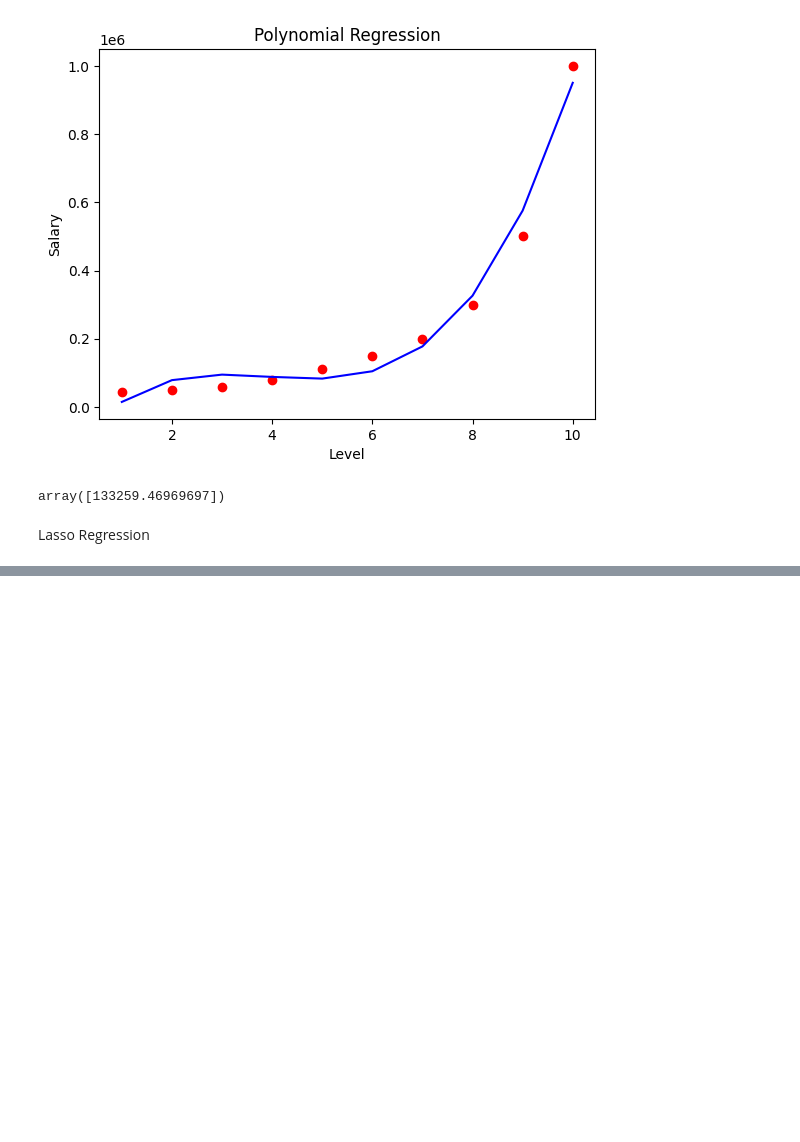
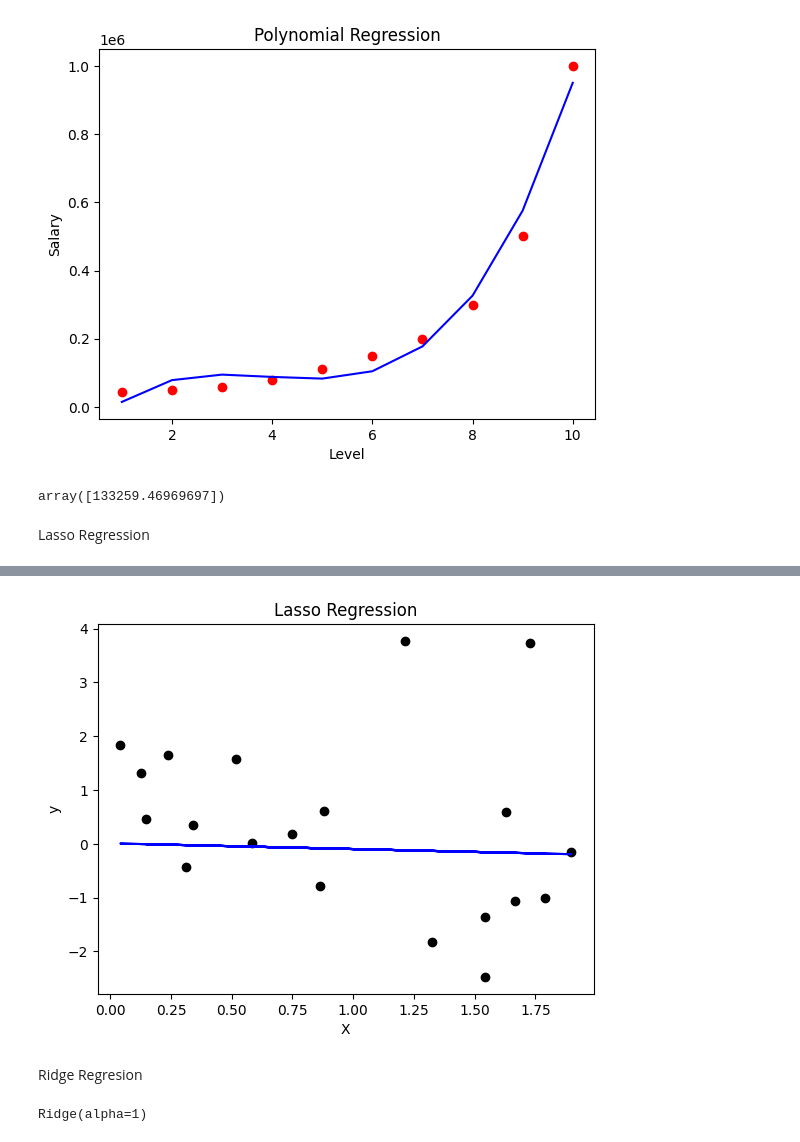
Before and after one commit to Ratish-ai/AI, a Jupyter notebook: supervised.ipynb, the cells around one changed output, grey strips where cells are left out. Drawn from its saved outputs; the diff is of its cells as text; code cells hidden in the pictures; blank space fills up the shorter version.

```diff
--- a/supervised.ipynb
+++ b/supervised.ipynb
@@ -232,0 +293,7 @@ Lasso Regression
+# %%
+x_train, x_test, y_train, y_test = train_test_split(
+    x,y,test_size = 0.2, random_state = 42
+)
+# %%
+from sklearn.linear_model import Lasso
+reg = Lasso(alpha=0.1)
@@ -232,0 +304,19 @@ Lasso Regression
+# %%
+y_pred = reg.predict(x_test)
+# %%
+plt.scatter(x_test, y_test, color='black')
+plt.plot(x_test, y_pred, color='blue')
+plt.title("Lasso Regression")
+plt.xlabel("X")
+plt.ylabel("y")
+plt.show()
+# %% [output]
+[figure, added]
+# %% [markdown]
+Ridge Regresion
+# %%
+from sklearn.linear_model import Ridge
+reg = Ridge(alpha=1)
+reg.fit(x_train,y_train)
+# %% [output]
+Ridge(alpha=1)
```
Also changed, not shown: parts of 13 cells of this notebook.
